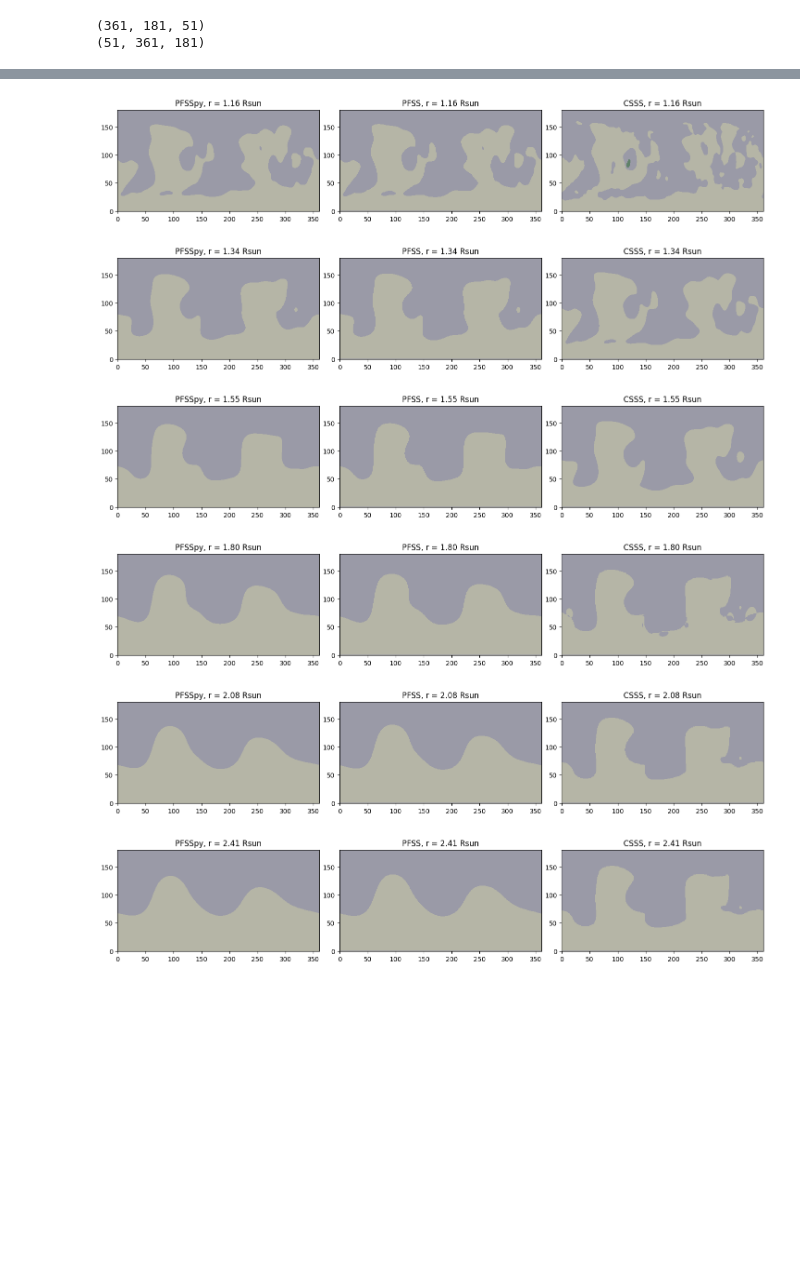
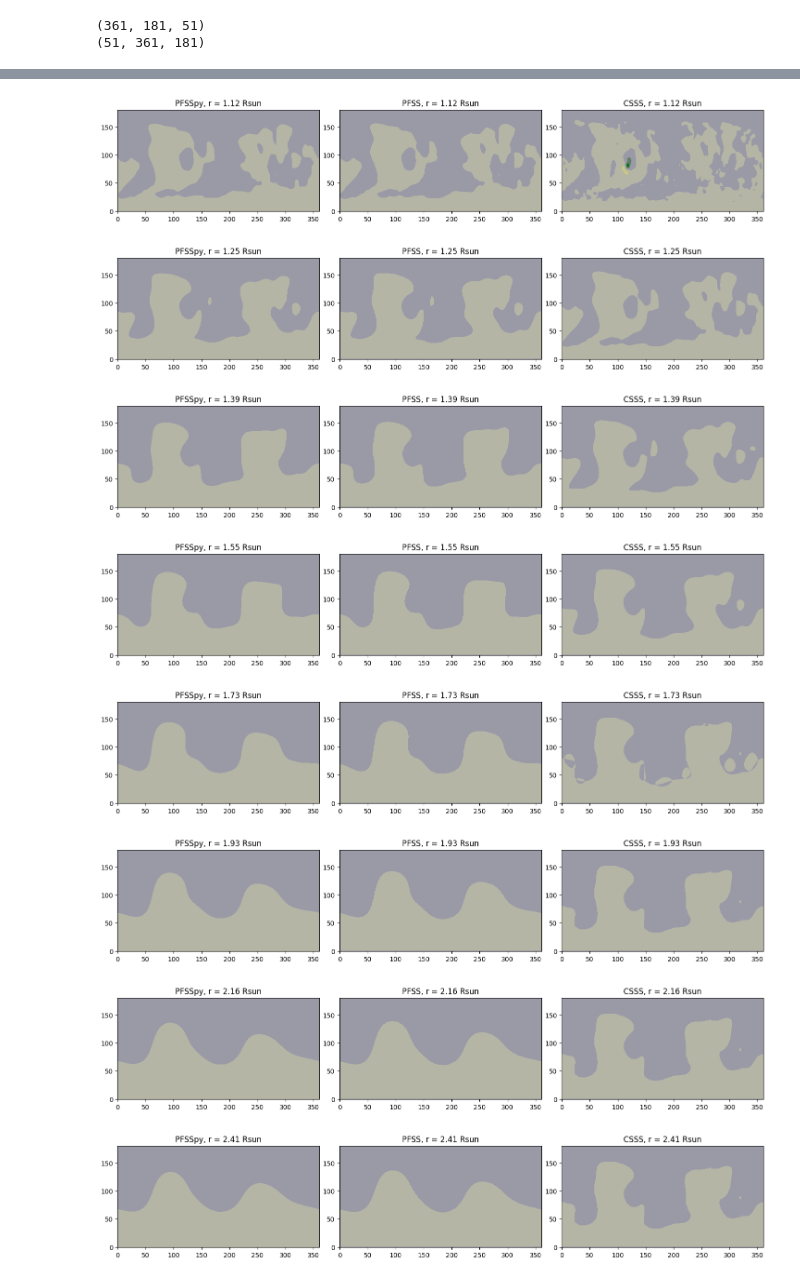
Before and after one commit to fongchingam/PyCoFie, a Jupyter notebook: example_use.ipynb, the cells around one changed output, grey strips where cells are left out. Drawn from its saved outputs; the diff is of its cells as text; code cells hidden in the pictures; blank space fills up the shorter version.

```diff
--- a/example_use.ipynb
+++ b/example_use.ipynb
@@ -62,6 +76,10 @@ Brp, Btp, Bpp = rec_Brtp_PFSS(gh_result, r, N = 60, Rs = Rs,
 # %%
+start_time = time.time()
 Brc, Btc, Bpc = rec_Brtp_CSSS_full(gh_result, r,
                                    Rs = Rs, Rc = Rc, a = a,
                                    N = 60, Ncusp = 9,
                                    Np = Np+1, Nt = Nt+1,
-                                      gridcenter = False)
+                                   eqtheta = False, gridcenter = False)
+CSSS_time = time.time() - start_time
+
+print(f"PyCoFie calculated CSSS magnetic field used { CSSS_time + gh_time:.1f} seconds")
@@ -68,7 +88,7 @@ Brc, Btc, Bpc = rec_Brtp_CSSS_full(gh_result, r,
 # %% [markdown]
 # Make vector grid, Field line tracing
 # %%
-step_size = 0.01
+step_size = 0.1
 
 nsteps = int(2*Rs/step_size)
 print(nsteps)
@@ -304,20 +325,21 @@ print(np.shape(Brpf))
 (51, 361, 181)
 # %%
 titles = ['PFSSpy', 'PFSS', 'CSSS']
-for i in range(len(r))[::8]:
+for i in range(len(r))[::6]:
     plt.figure(figsize = [18, 6])
     plt.subplots_adjust(wspace = 0.1)
     for j, Br in enumerate([Brpf, Brp, Brc]):
-
         plt.subplot(1, 3, j+1)
         plt.title(f'{titles[j]}, r = {r[i]:.2f} Rsun')
         plt.imshow(Br[i, :, :].T, origin = 'lower', vmin = -1500, vmax = 1500, cmap = 'hmimag')
     plt.show()
 # %% [output]
 [figure]
 [figure]
 [figure]
 [figure]
 [figure]
 [figure]
 [figure]
+[figure, added]
+[figure, added]
```
Also changed, not shown: parts of 9 cells of this notebook, 4 other files.
